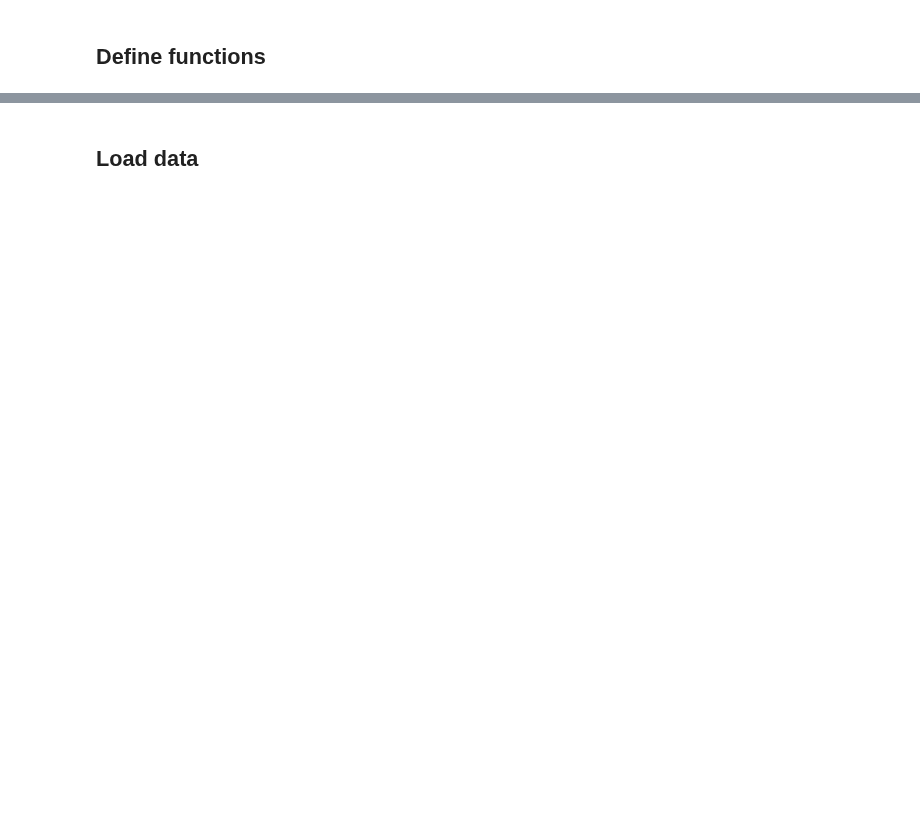
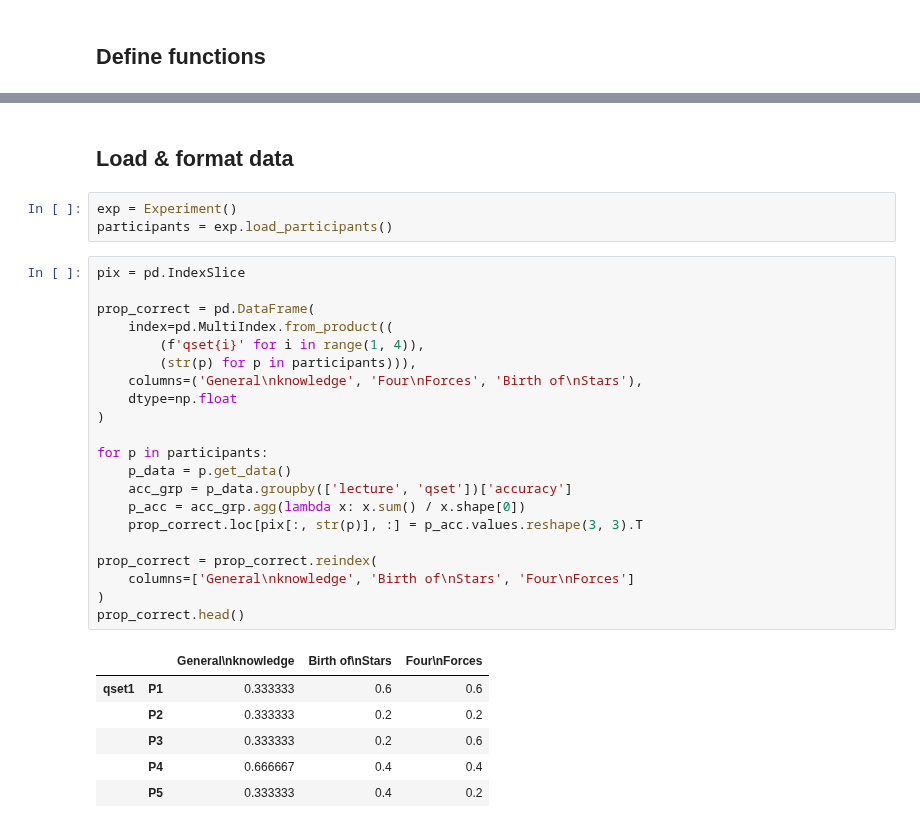
Before and after one commit to ContextLab/efficient-learning-khan, a Jupyter notebook: code/notebooks/percent-correct-comparison.ipynb, the cells around one changed output, grey strips where cells are left out. Cells and saved outputs as stored; diff of their text form; blank space fills up the shorter version.

```diff
--- a/code/notebooks/percent-correct-comparison.ipynb
+++ b/code/notebooks/percent-correct-comparison.ipynb
@@ -28,2 +46,33 @@ cmap = sns.cm.rocket_r
 # %% [markdown]
-## Load data
+## Load & format data
+# %%
+exp = Experiment()
+participants = exp.load_participants()
+# %%
+pix = pd.IndexSlice
+
+prop_correct = pd.DataFrame(
+    index=pd.MultiIndex.from_product((
+        (f'qset{i}' for i in range(1, 4)),
+        (str(p) for p in participants))),
+    columns=('General\nknowledge', 'Four\nForces', 'Birth of\nStars'),
+    dtype=np.float
+)
+
+for p in participants:
+    p_data = p.get_data()
+    acc_grp = p_data.groupby(['lecture', 'qset'])['accuracy']
+    p_acc = acc_grp.agg(lambda x: x.sum() / x.shape[0])
+    prop_correct.loc[pix[:, str(p)], :] = p_acc.values.reshape(3, 3).T
+
+prop_correct = prop_correct.reindex(
+    columns=['General\nknowledge', 'Birth of\nStars', 'Four\nForces']
+)
+prop_correct.head()
+# %% [output]
+|  |  | General\nknowledge | Birth of\nStars | Four\nForces |
+| qset1 | P1 | 0.333333 | 0.6 | 0.6 |
+|  | P2 | 0.333333 | 0.2 | 0.2 |
+|  | P3 | 0.333333 | 0.2 | 0.6 |
+|  | P4 | 0.666667 | 0.4 | 0.4 |
+|  | P5 | 0.333333 | 0.4 | 0.2 |
```
Also changed, not shown: parts of 7 cells of this notebook.
